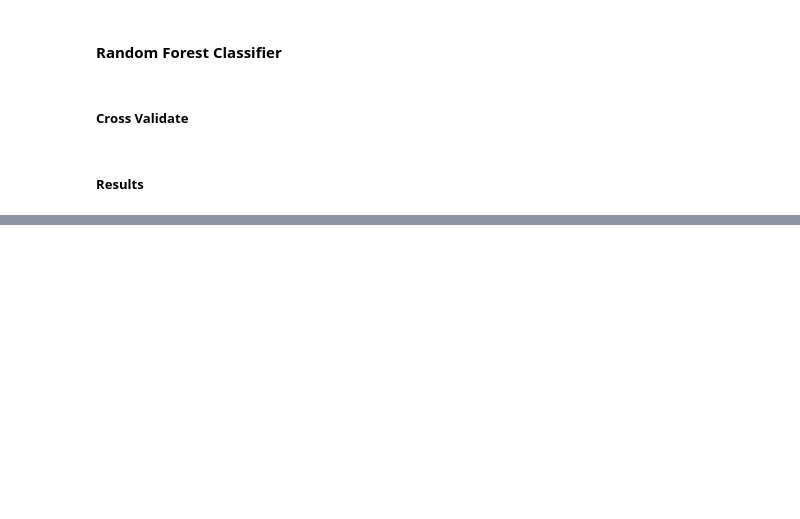
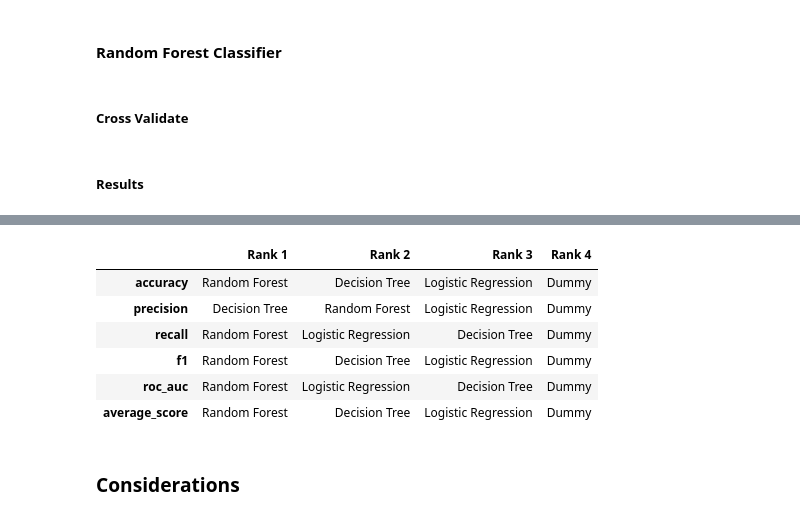
Before and after one commit to DanielCrema/oracle-one-data-science-challenge3-telecom-x-2, a Jupyter notebook: main.ipynb, the cells around one changed output, grey strips where cells are left out. Saved outputs shown, nothing was run; the diff lists cells and outputs as text; code cells hidden in the pictures; blank space fills up the shorter version.

```diff
--- a/main.ipynb
+++ b/main.ipynb
@@ -1200,0 +1280,12 @@ roc_auc    0.5000  0.8709      0.3709
+# %%
+ranking.head(6)
+# %% [output]
+|  | Rank 1 | Rank 2 | Rank 3 | Rank 4 |
+| accuracy | Random Forest | Decision Tree | Logistic Regression | Dummy |
+| precision | Decision Tree | Random Forest | Logistic Regression | Dummy |
+| recall | Random Forest | Logistic Regression | Decision Tree | Dummy |
+| f1 | Random Forest | Decision Tree | Logistic Regression | Dummy |
+| roc_auc | Random Forest | Logistic Regression | Decision Tree | Dummy |
+| average_score | Random Forest | Decision Tree | Logistic Regression | Dummy |
+# %% [markdown]
+### Considerations
```
Also changed, not shown: parts of 18 cells of this notebook.
